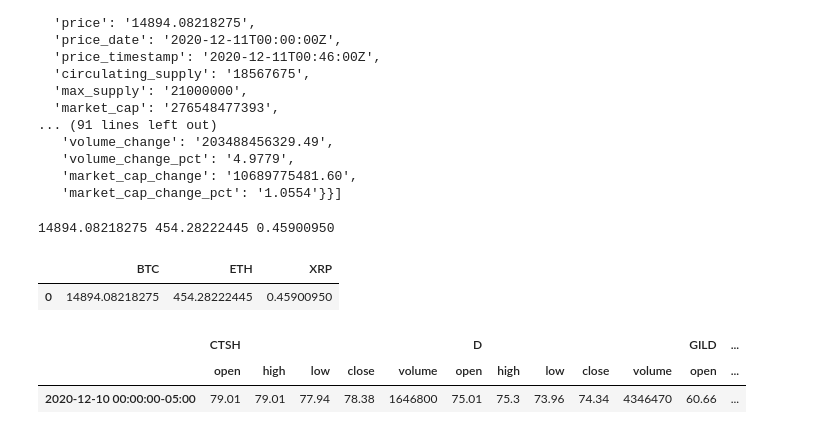
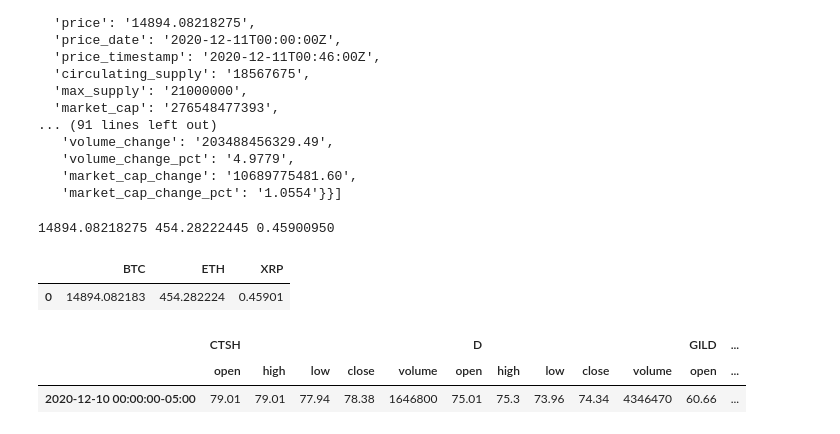
Before and after one commit to silvainfm/Project_1, a Jupyter notebook: Project 1/financial-planner.ipynb, the cells around one changed output. Cells and saved outputs as stored; diff of their text form; code cells hidden in the pictures.

```diff
--- a/Project 1/financial-planner.ipynb
+++ b/Project 1/financial-planner.ipynb
@@ -60,17 +60,17 @@ crypto
    'market_cap_change': '10689775481.60',
    'market_cap_change_pct': '1.0554'}}]
 # %%
-btc_price = crypto[0]['price'].astype('float')
+btc_price = crypto[0]['price']
 eth_price = crypto[1]['price']
 xrp_price = crypto[2]['price']
 print(btc_price, eth_price, xrp_price)
-d = {'BTC': [btc_price], 'ETH': [eth_price], 'XRP': [xrp_price]}
+d = {'BTC': [float(btc_price)], 'ETH': [float(eth_price)], 'XRP': [float(xrp_price)]}
 crypto_data = pd.DataFrame(data=d)
 crypto_data
 # %% [output]
 14894.08218275 454.28222445 0.45900950
 |  | BTC | ETH | XRP |
-| 0 | 14894.08218275 | 454.28222445 | 0.45900950 |
+| 0 | 14894.082183 | 454.282224 | 0.45901 |
 # %%
 # Set Alpaca API key and secret
 alpaca_api = os.getenv('ALPACA_API_KEY')
```
Also changed, not shown: parts of 1 cell of this notebook.
